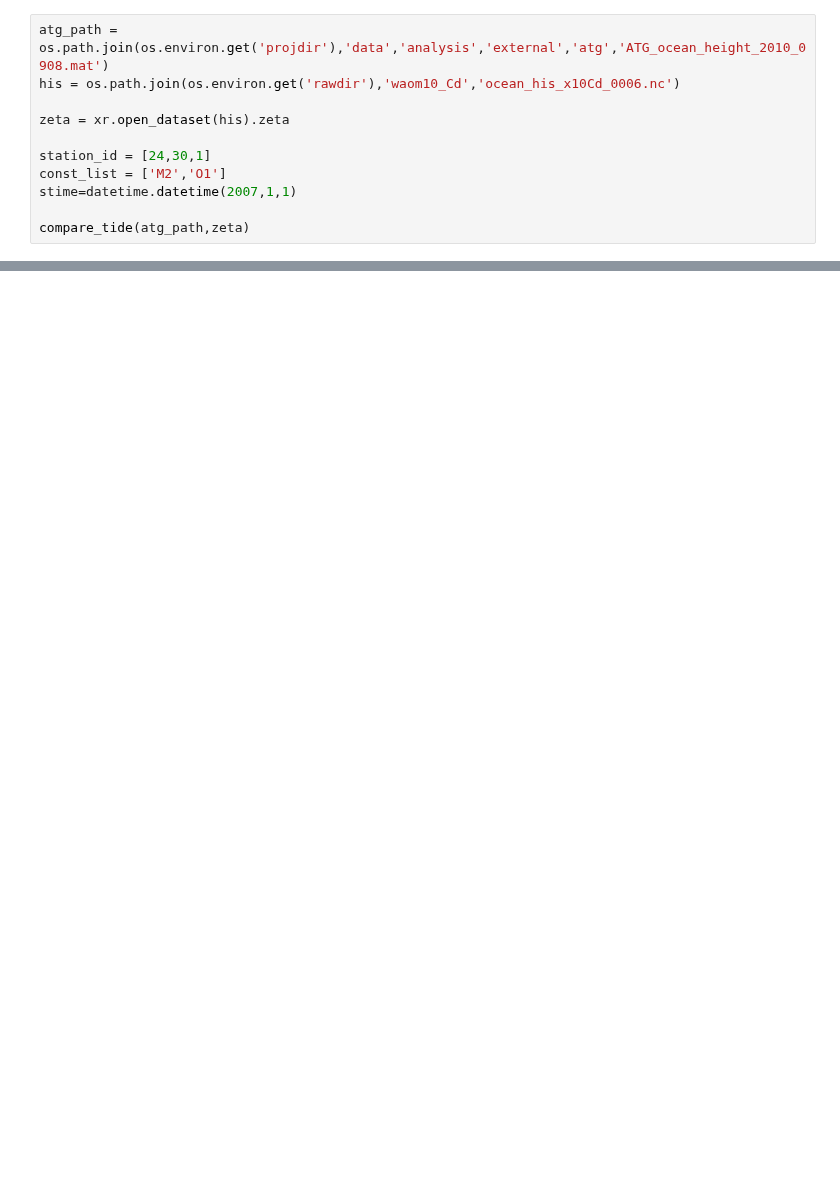
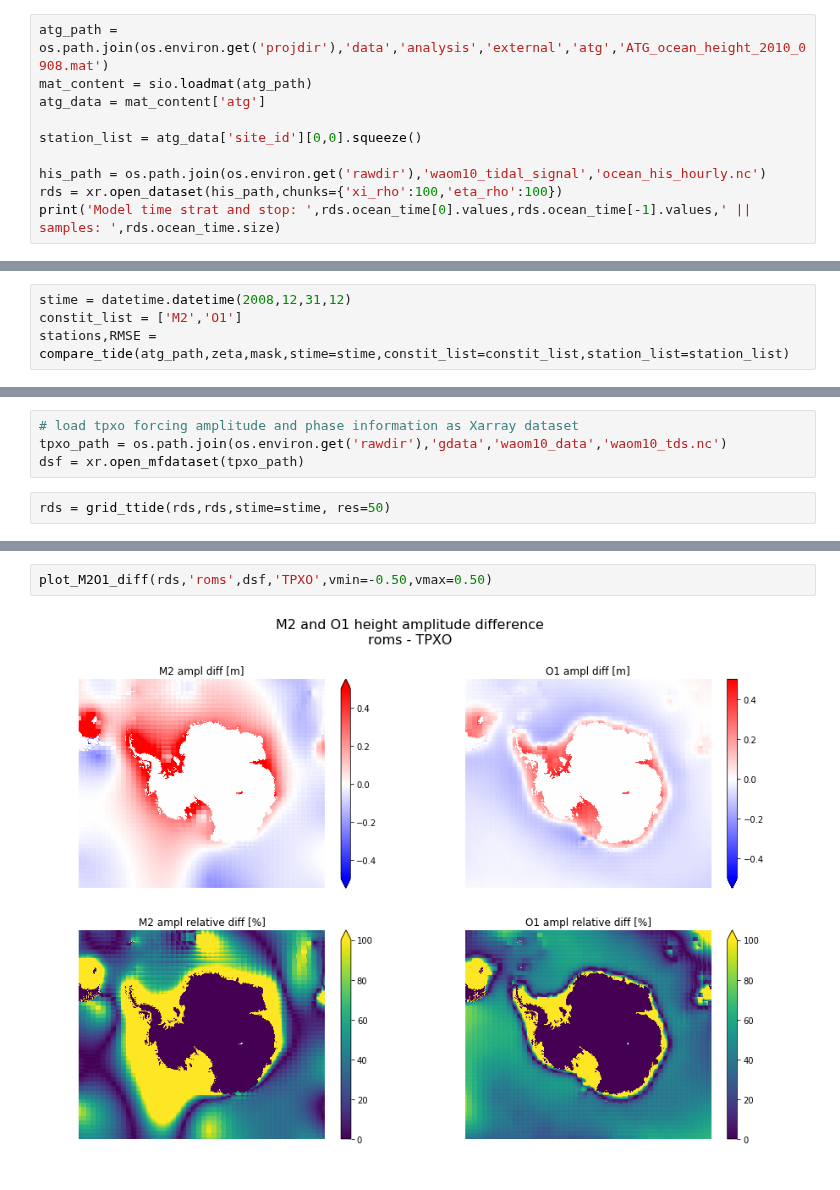
Before and after one commit to kuechenrole/tidal_melting, a Jupyter notebook: notebooks/reports/10.0-kuechenrole-tides_evaluation.ipynb, the cells around one changed output, grey strips where cells are left out. Saved outputs shown, nothing was run; the diff lists cells and outputs as text; blank space fills up the shorter version.

Commit message:
tidal tunig and evaluation extended

```diff
--- a/notebooks/reports/10.0-kuechenrole-tides_evaluation.ipynb
+++ b/notebooks/reports/10.0-kuechenrole-tides_evaluation.ipynb
@@ -28,13 +33,12 @@ The autoreload extension is already loaded. To reload it, use:
   %reload_ext autoreload
 # %%
 atg_path = os.path.join(os.environ.get('projdir'),'data','analysis','external','atg','ATG_ocean_height_2010_0908.mat')
-his = os.path.join(os.environ.get('rawdir'),'waom10_Cd','ocean_his_x10Cd_0006.nc')
+mat_content = sio.loadmat(atg_path)
+atg_data = mat_content['atg']
 
-zeta = xr.open_dataset(his).zeta
+station_list = atg_data['site_id'][0,0].squeeze()
 
-station_id = [24,30,1]
-const_list = ['M2','O1']
-stime=datetime.datetime(2007,1,1)
-
-compare_tide(atg_path,zeta)
+his_path = os.path.join(os.environ.get('rawdir'),'waom10_tidal_signal','ocean_his_hourly.nc')
+rds = xr.open_dataset(his_path,chunks={'xi_rho':100,'eta_rho':100})
+print('Model time strat and stop: ',rds.ocean_time[0].values,rds.ocean_time[-1].values,' || samples: ',rds.ocean_time.size)
 # %% [output]
@@ -48,0 +48,4 @@ O1 :             0.26   0.16(0.00)                       190.82   277.70(1.49)
+# %%
+stime = datetime.datetime(2008,12,31,12)
+constit_list = ['M2','O1']
+stations,RMSE = compare_tide(atg_path,zeta,mask,stime=stime,constit_list=constit_list,station_list=station_list)
@@ -48,0 +72,6 @@ O1 :             0.26   0.16(0.00)                       190.82   277.70(1.49)
+# %%
+# load tpxo forcing amplitude and phase information as Xarray dataset
+tpxo_path = os.path.join(os.environ.get('rawdir'),'gdata','waom10_data','waom10_tds.nc')
+dsf = xr.open_mfdataset(tpxo_path)
+# %%
+rds = grid_ttide(rds,rds,stime=stime, res=50)
@@ -48,0 +87,4 @@ O1 :             0.26   0.16(0.00)                       190.82   277.70(1.49)
+# %%
+plot_M2O1_diff(rds,'roms',dsf,'TPXO',vmin=-0.50,vmax=0.50)
+# %% [output]
+[figure, added]
```
Also changed, not shown: parts of 10 cells of this notebook, 1 other file.
